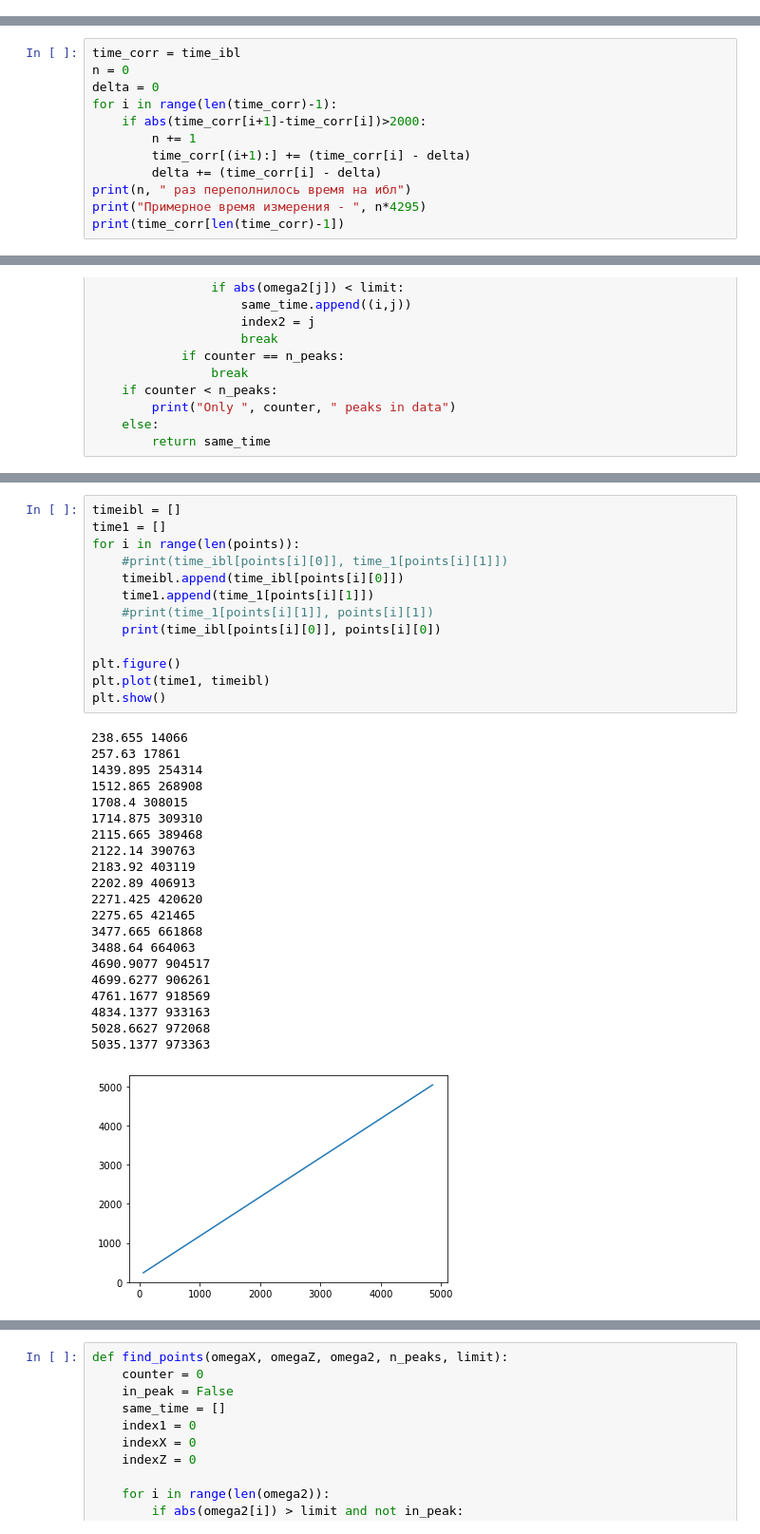
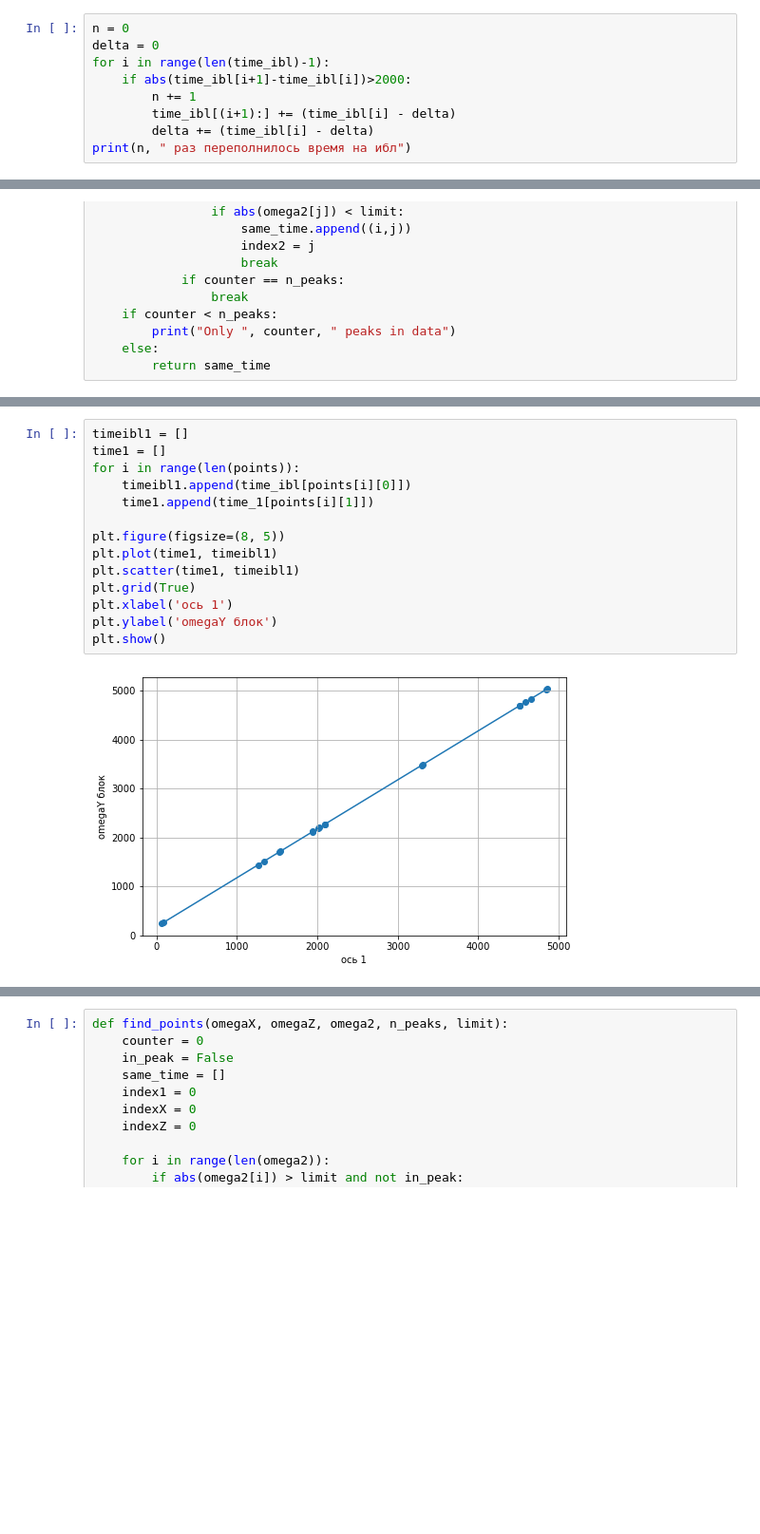
Before and after one commit to lubluchipsy/calibrovka, a Jupyter notebook: времена.ipynb, the cells around one changed output, grey strips where cells are left out. Shown at 95% size. Cells and saved outputs as stored; diff of their text form; blank space fills up the shorter version.

```diff
--- a/времена.ipynb
+++ b/времена.ipynb
@@ -23,2 +23,11 @@ import matplotlib.pyplot as plt
 # %% [markdown]
 ### Сразу обработаем time_ibl от переполнения
+# %%
+n = 0
+delta = 0
+for i in range(len(time_ibl)-1):
+    if abs(time_ibl[i+1]-time_ibl[i])>2000:
+        n += 1
+        time_ibl[(i+1):] += (time_ibl[i] - delta)
+        delta += (time_ibl[i] - delta)
+print(n, " раз переполнилось время на ибл")
@@ -30,12 +40,0 @@ plt.plot([i for i in range(len(time_ibl))], time_ibl)
-# %%
-time_corr = time_ibl
-n = 0
-delta = 0
-for i in range(len(time_corr)-1):
-    if abs(time_corr[i+1]-time_corr[i])>2000:
-        n += 1
-        time_corr[(i+1):] += (time_corr[i] - delta)
-        delta += (time_corr[i] - delta)
-print(n, " раз переполнилось время на ибл")
-print("Примерное время измерения - ", n*4295)
-print(time_corr[len(time_corr)-1])
@@ -165,35 +92,16 @@ for i in range(len(points)):
 # %%
-timeibl = []
+timeibl1 = []
 time1 = []
 for i in range(len(points)):
-    #print(time_ibl[points[i][0]], time_1[points[i][1]])
-    timeibl.append(time_ibl[points[i][0]])
+    timeibl1.append(time_ibl[points[i][0]])
     time1.append(time_1[points[i][1]])
-    #print(time_1[points[i][1]], points[i][1])
-    print(time_ibl[points[i][0]], points[i][0])
 
-plt.figure()
-plt.plot(time1, timeibl)
+plt.figure(figsize=(8, 5))
+plt.plot(time1, timeibl1)
+plt.scatter(time1, timeibl1)
+plt.grid(True)
+plt.xlabel('ocь 1')
+plt.ylabel('omegaY блок')
 plt.show()
 # %% [output]
-238.655 14066
-257.63 17861
-1439.895 254314
-1512.865 268908
-1708.4 308015
-1714.875 309310
-2115.665 389468
-2122.14 390763
-2183.92 403119
-2202.89 406913
-2271.425 420620
-2275.65 421465
-3477.665 661868
-3488.64 664063
-4690.9077 904517
-4699.6277 906261
-4761.1677 918569
-4834.1377 933163
-5028.6627 972068
-5035.1377 973363
-[figure, old version]
+[figure, new version]
```
Also changed, not shown: parts of 35 cells of this notebook, 1 other file.
